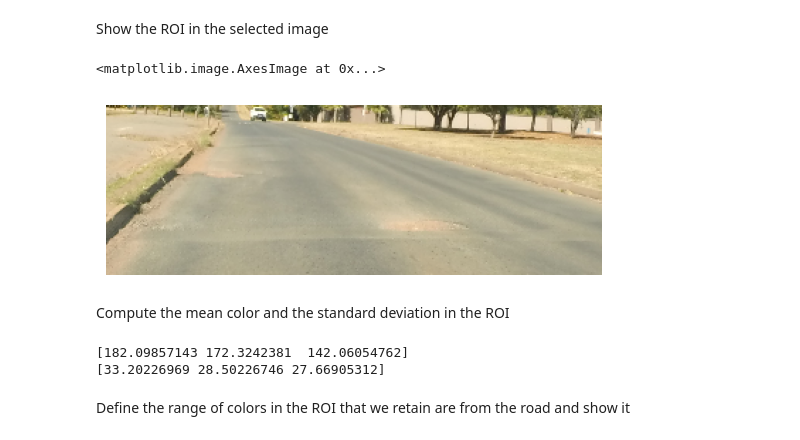
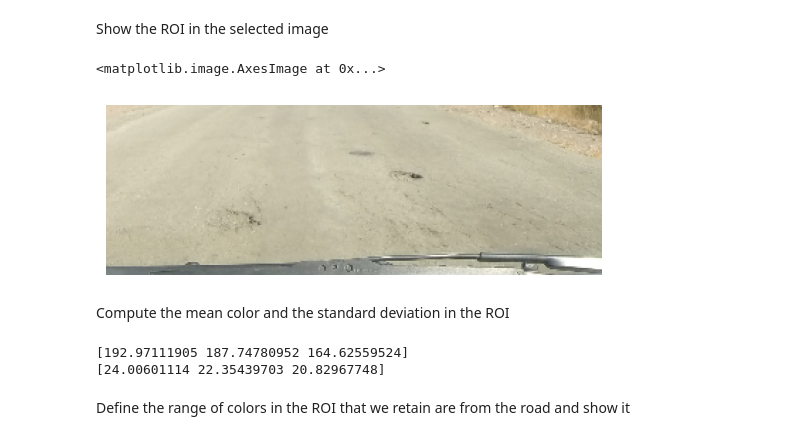
Before and after one commit to christiandalfarra/SIVProject, a Jupyter notebook: project_notebook.ipynb, the cells around one changed output. Drawn from its saved outputs; the diff is of its cells as text; code cells hidden in the pictures.

```diff
--- a/project_notebook.ipynb
+++ b/project_notebook.ipynb
@@ -41,17 +41,17 @@ plt.show()
 # %% [markdown]
 Show the ROI in the selected image
 # %%
-image = cv.imread("test_images/test2.jpg")
+image = cv.imread("test_images/test1.jpg")
 image = cv.resize(image, (1000,750))
 image = cv.cvtColor(image,cv.COLOR_BGR2RGB)
 
 # y1:y2 ,   x1:x2
 roi = image[roi_coords[1]:roi_coords[3], roi_coords[0]:roi_coords[2]]
 plt.axis('off')
 plt.imshow(roi)
 # %% [output]
 <matplotlib.image.AxesImage at 0x...>
-[figure, old version]
+[figure, new version]
 # %% [markdown]
 Compute the mean color and the standard deviation in the ROI
 # %%
@@ -61,8 +61,8 @@ std_color = np.std(roi, axis=(0, 1))
 print(mean_color)
 print(std_color)
 # %% [output]
-[182.09857143 172.3242381  142.06054762]
-[33.20226969 28.50226746 27.66905312]
+[192.97111905 187.74780952 164.62559524]
+[24.00601114 22.35439703 20.82967748]
 # %% [markdown]
 Define the range of colors in the ROI that we retain are from the road and show it
 # %%
```
Also changed, not shown: parts of 7 cells of this notebook.
